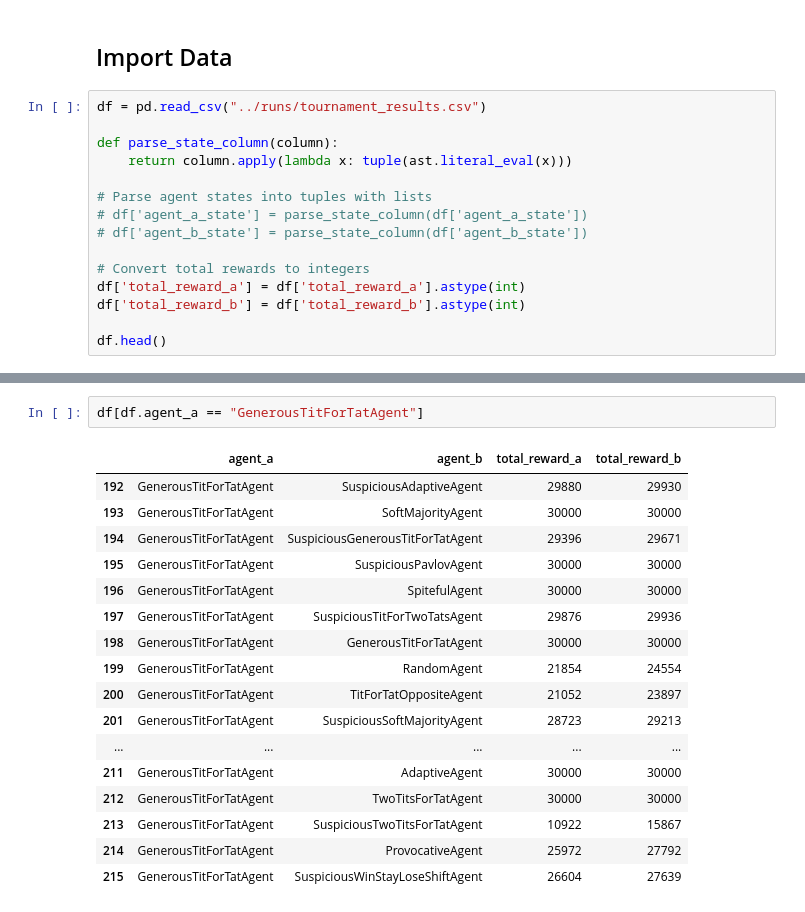
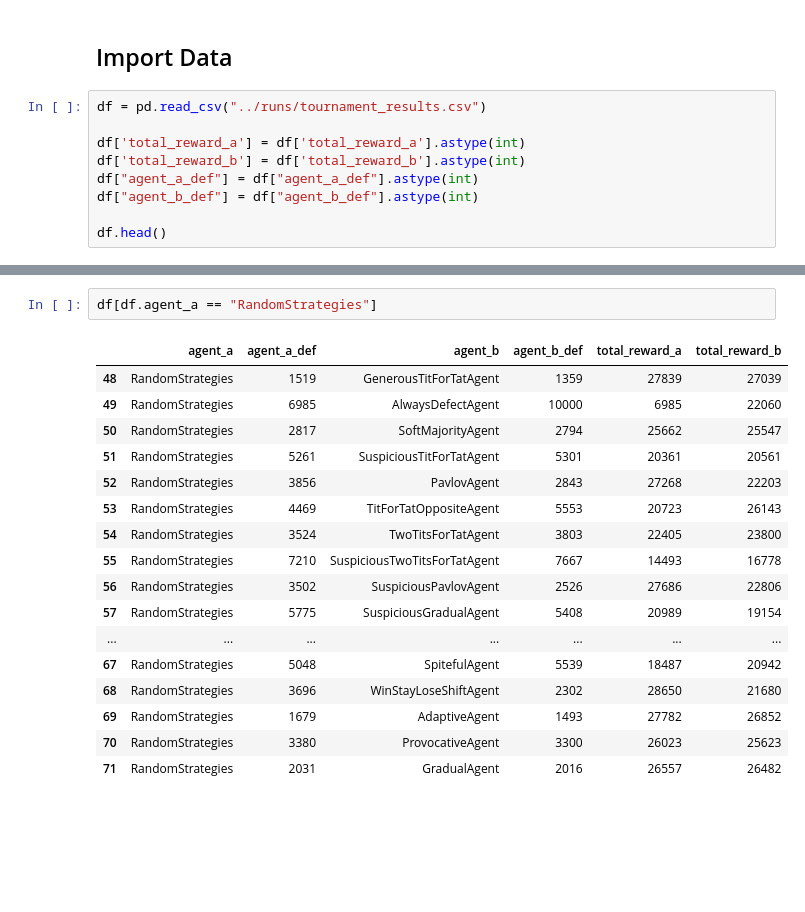
Before and after one commit to Jonah-gr/Reinforcement-Learning-IPD, a Jupyter notebook: src/analysis.ipynb, the cells around one changed output, grey strips where cells are left out. Drawn from its saved outputs; the diff is of its cells as text; blank space fills up the shorter version.

```diff
--- a/src/analysis.ipynb
+++ b/src/analysis.ipynb
@@ -13,16 +13,10 @@ warnings.filterwarnings('ignore')
 # %%
 df = pd.read_csv("../runs/tournament_results.csv")
 
-def parse_state_column(column):
-    return column.apply(lambda x: tuple(ast.literal_eval(x)))
-
-# Parse agent states into tuples with lists
-# df['agent_a_state'] = parse_state_column(df['agent_a_state'])
-# df['agent_b_state'] = parse_state_column(df['agent_b_state'])
-
-# Convert total rewards to integers
 df['total_reward_a'] = df['total_reward_a'].astype(int)
 df['total_reward_b'] = df['total_reward_b'].astype(int)
+df["agent_a_def"] = df["agent_a_def"].astype(int)
+df["agent_b_def"] = df["agent_b_def"].astype(int)
 
 df.head()
 # %% [output]
@@ -55,21 +70,21 @@ df[df.agent_a == "DeepQLearningAgent"]
 # %%
-df[df.agent_a == "GenerousTitForTatAgent"]
+df[df.agent_a == "RandomStrategies"]
 # %% [output]
-|  | agent_a | agent_b | total_reward_a | total_reward_b |
-| 192 | GenerousTitForTatAgent | SuspiciousAdaptiveAgent | 29880 | 29930 |
-| 193 | GenerousTitForTatAgent | SoftMajorityAgent | 30000 | 30000 |
-| 194 | GenerousTitForTatAgent | SuspiciousGenerousTitForTatAgent | 29396 | 29671 |
-| 195 | GenerousTitForTatAgent | SuspiciousPavlovAgent | 30000 | 30000 |
-| 196 | GenerousTitForTatAgent | SpitefulAgent | 30000 | 30000 |
-| 197 | GenerousTitForTatAgent | SuspiciousTitForTwoTatsAgent | 29876 | 29936 |
-| 198 | GenerousTitForTatAgent | GenerousTitForTatAgent | 30000 | 30000 |
-| 199 | GenerousTitForTatAgent | RandomAgent | 21854 | 24554 |
-| 200 | GenerousTitForTatAgent | TitForTatOppositeAgent | 21052 | 23897 |
-| 201 | GenerousTitForTatAgent | SuspiciousSoftMajorityAgent | 28723 | 29213 |
-| ... | ... | ... | ... | ... |
-| 211 | GenerousTitForTatAgent | AdaptiveAgent | 30000 | 30000 |
-| 212 | GenerousTitForTatAgent | TwoTitsForTatAgent | 30000 | 30000 |
-| 213 | GenerousTitForTatAgent | SuspiciousTwoTitsForTatAgent | 10922 | 15867 |
-| 214 | GenerousTitForTatAgent | ProvocativeAgent | 25972 | 27792 |
-| 215 | GenerousTitForTatAgent | SuspiciousWinStayLoseShiftAgent | 26604 | 27639 |
+|  | agent_a | agent_a_def | agent_b | agent_b_def | total_reward_a | total_reward_b |
+| 48 | RandomStrategies | 1519 | GenerousTitForTatAgent | 1359 | 27839 | 27039 |
+| 49 | RandomStrategies | 6985 | AlwaysDefectAgent | 10000 | 6985 | 22060 |
+| 50 | RandomStrategies | 2817 | SoftMajorityAgent | 2794 | 25662 | 25547 |
+| 51 | RandomStrategies | 5261 | SuspiciousTitForTatAgent | 5301 | 20361 | 20561 |
+| 52 | RandomStrategies | 3856 | PavlovAgent | 2843 | 27268 | 22203 |
+| 53 | RandomStrategies | 4469 | TitForTatOppositeAgent | 5553 | 20723 | 26143 |
+| 54 | RandomStrategies | 3524 | TwoTitsForTatAgent | 3803 | 22405 | 23800 |
+| 55 | RandomStrategies | 7210 | SuspiciousTwoTitsForTatAgent | 7667 | 14493 | 16778 |
+| 56 | RandomStrategies | 3502 | SuspiciousPavlovAgent | 2526 | 27686 | 22806 |
+| 57 | RandomStrategies | 5775 | SuspiciousGradualAgent | 5408 | 20989 | 19154 |
+| ... | ... | ... | ... | ... | ... | ... |
+| 67 | RandomStrategies | 5048 | SpitefulAgent | 5539 | 18487 | 20942 |
+| 68 | RandomStrategies | 3696 | WinStayLoseShiftAgent | 2302 | 28650 | 21680 |
+| 69 | RandomStrategies | 1679 | AdaptiveAgent | 1493 | 27782 | 26852 |
+| 70 | RandomStrategies | 3380 | ProvocativeAgent | 3300 | 26023 | 25623 |
+| 71 | RandomStrategies | 2031 | GradualAgent | 2016 | 26557 | 26482 |
 # %%
```
Also changed, not shown: parts of 7 cells of this notebook, 1 other file.
